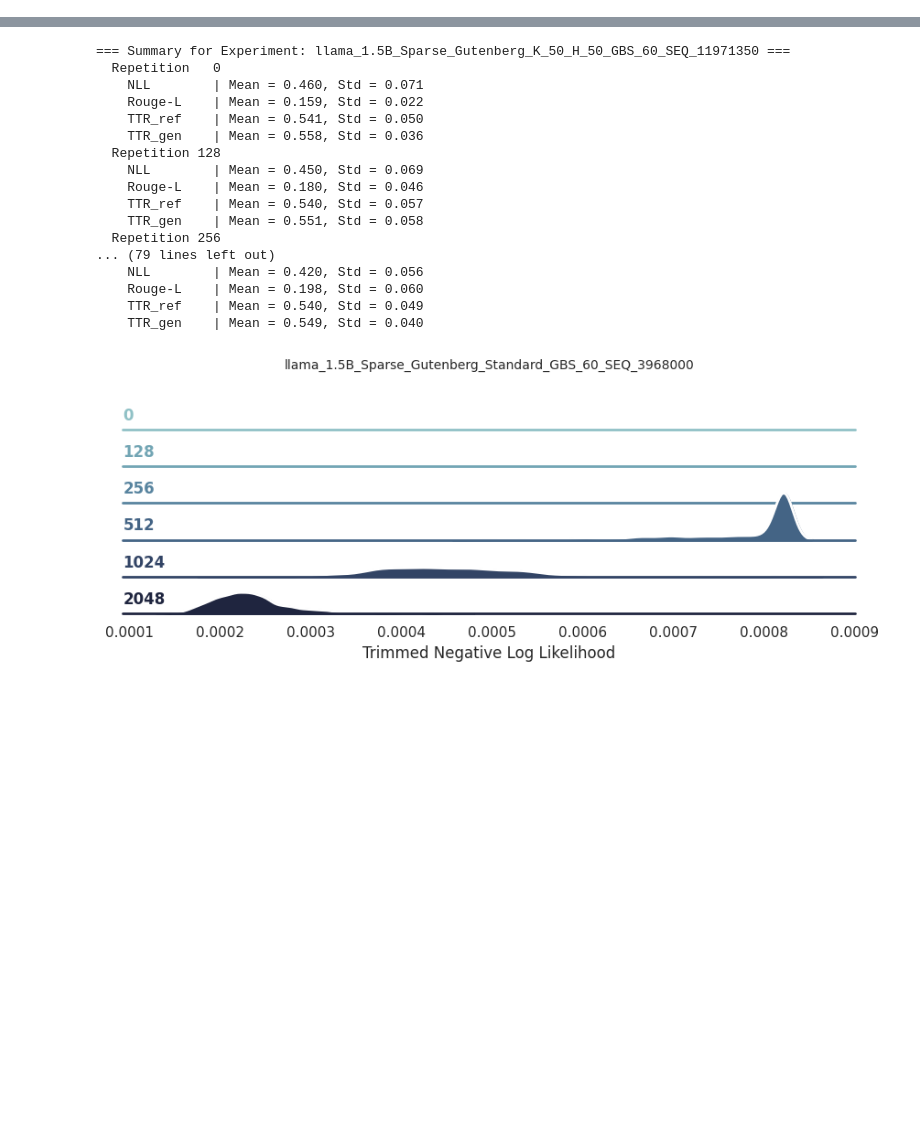
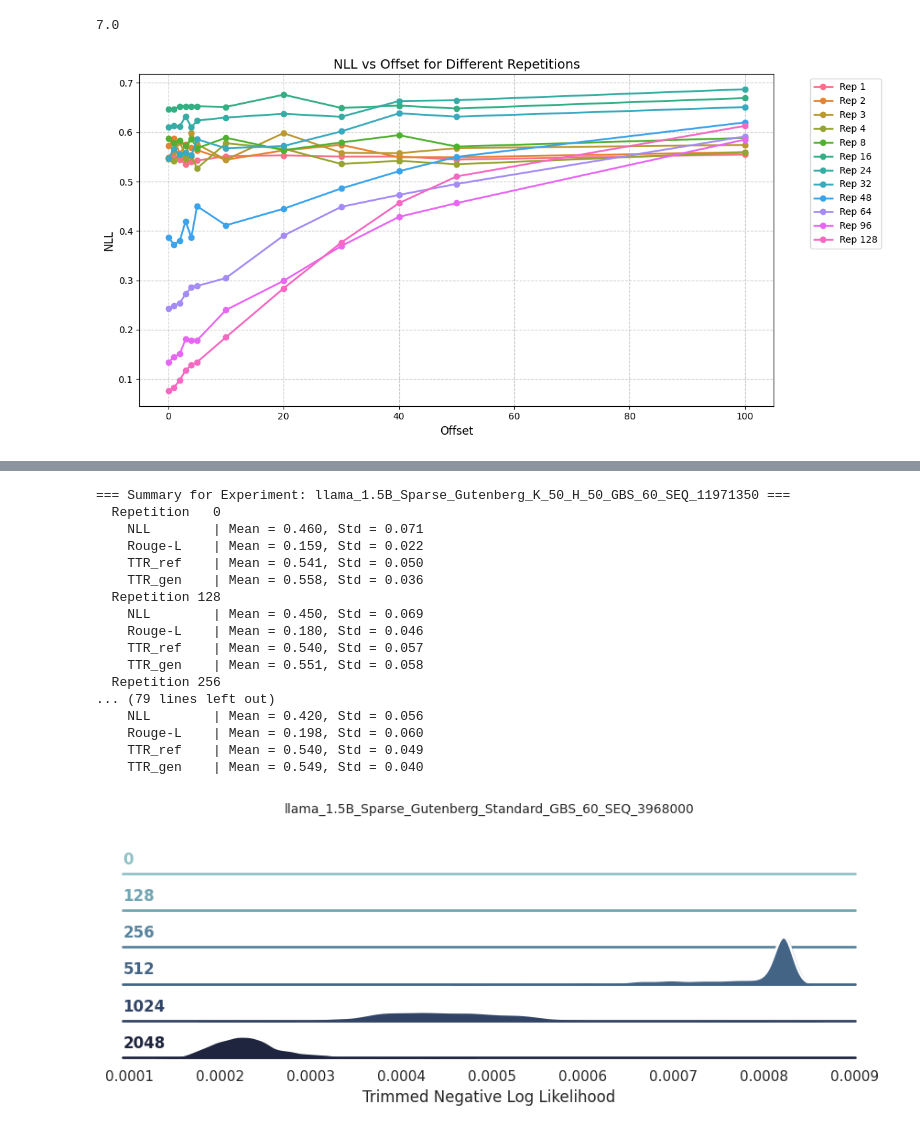
Before and after one commit to Alvorecer721/PDM, a Jupyter notebook: notebooks/rough-l.ipynb, the cells around one changed output, grey strips where cells are left out. Drawn from its saved outputs; the diff is of its cells as text; code cells hidden in the pictures; blank space fills up the shorter version.

```diff
--- a/notebooks/rough-l.ipynb
+++ b/notebooks/rough-l.ipynb
@@ -15,0 +343,73 @@ repetitions = np.array([0, 128, 256, 512, 1024, 2048])
+# %%
+np.log2(128)
+# %% [output]
+7.0
+# %%
+import matplotlib.pyplot as plt
+import seaborn as sns
+import pandas as pd
+
+def plot_metrics(df, metric_name, vary_param='offset', show_ci=True, figsize=(12, 6)):
+    """
+    Plot metrics with optional error bars for different repetitions.
+    Args:
+        df: DataFrame from format_metric_df
+        metric_name: Name of the metric (e.g., 'Rouge-L')
+        vary_param: 'offset' or 'prefix' indicating what parameter is varied
+        show_ci: If True, show confidence intervals using standard deviation
+        figsize: Tuple for figure size
+    """
+    plt.figure(figsize=figsize)
+
+    # Get all repetitions
+    if isinstance(df.columns, pd.MultiIndex):
+        repetitions = df.columns.get_level_values('repetition').unique()
+    else:
+        repetitions = df.columns  # For single stat DataFrames
+
+    colors = sns.color_palette('husl', n_colors=len(repetitions))
+
+    # Plot each repetition
+    for rep, color in zip(repetitions, colors):
+        if isinstance(df.columns, pd.MultiIndex):
+            means = df[(rep, 'mean')]
+            stds = df[(rep, 'std')] if show_ci else None
+        else:
+            means = df[rep]
+            stds = None
+
+        if show_ci and stds is not None:
+            plt.errorbar(df.index, means,
+                        yerr=stds,
+                        label=f'Rep {rep}',
+                        color=color,
+                        marker='o',
+                        markersize=6,
+                        linewidth=2,
+                        capsize=4,
+                        capthick=1,
+                        elinewidth=1)
+        else:
+            plt.plot(df.index, means,
+                    label=f'Rep {rep}',
+                    color=color,
+                    marker='o',
+                    markersize=6,
+                    linewidth=2)
+
+    param_name = 'Prefix Length' if vary_param == 'prefix' else 'Offset'
+    plt.xlabel(param_name, fontsize=12)
+    plt.ylabel(f'{metric_name}', fontsize=12)
+    plt.title(f'{metric_name} vs {param_name} for Different Repetitions', fontsize=14)
+    plt.grid(True, linestyle='--', alpha=0.7)
+    plt.legend(bbox_to_anchor=(1.05, 1), loc='upper left')
+    plt.tight_layout()
+
+    return plt
+
+# Without confidence intervals and single stat
+df_offset_mean = format_metric_df(results_offset, metric='NLL', vary_param='offset', stat='mean')
+plot_metrics(df_offset_mean, 'NLL', vary_param='offset', show_ci=False)
+plt.show()
+# %% [output]
+[figure, added]
```
Also changed, not shown: parts of 19 cells of this notebook, 6 other files.
